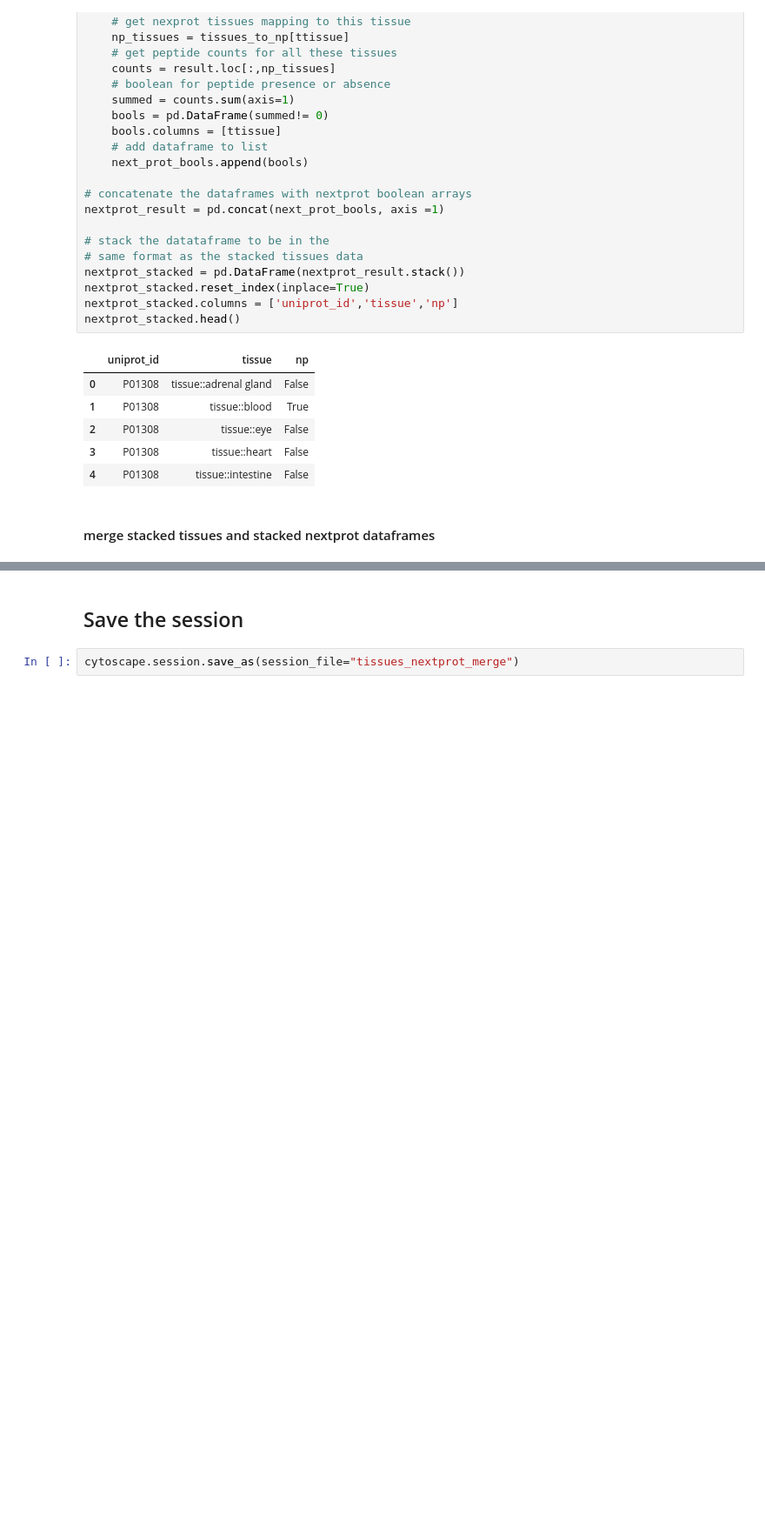
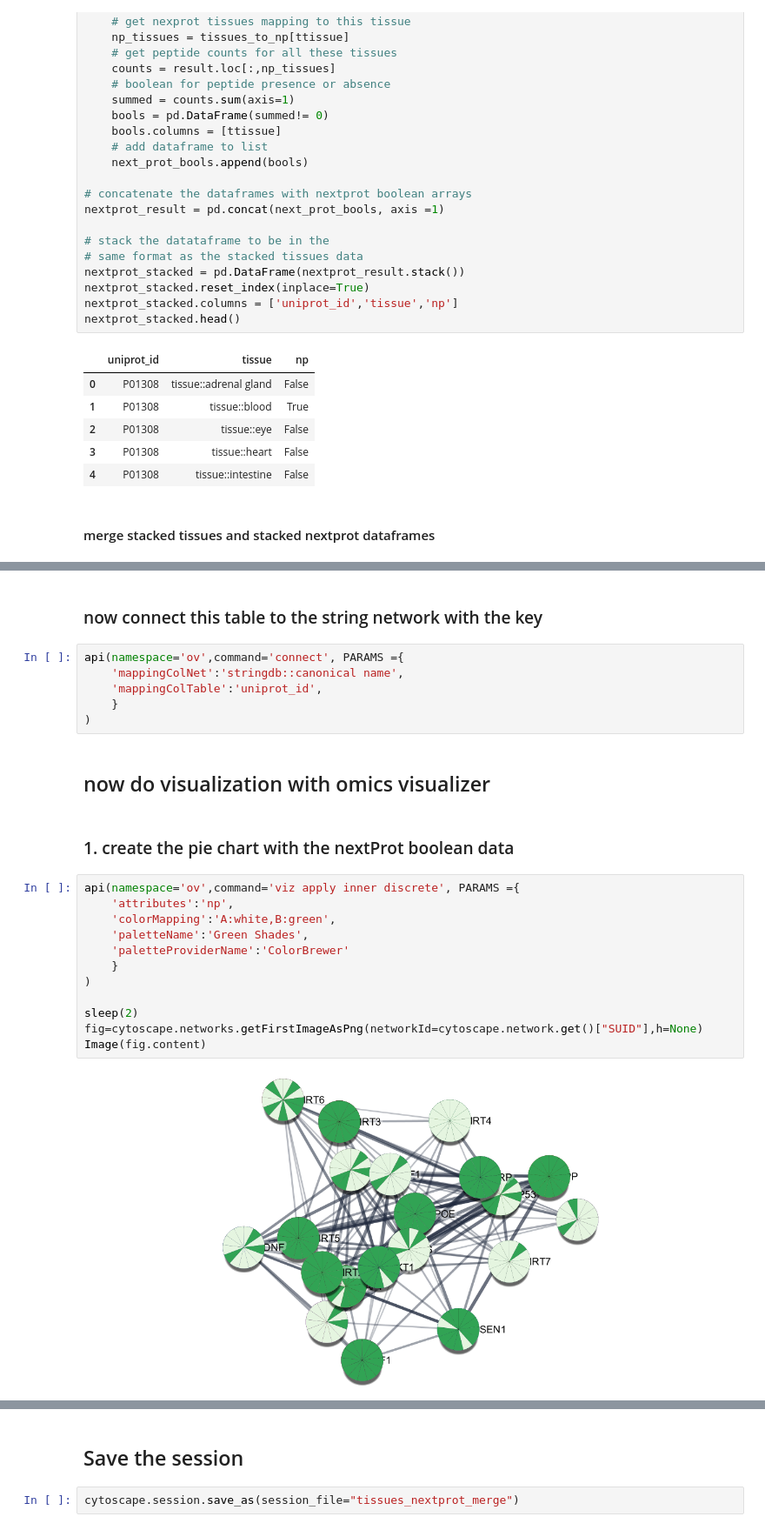
Before and after one commit to scaramonche/EuBIC2020_Cytoscape, a Jupyter notebook: cytoscape_tissues_nextprot.ipynb, the cells around one changed output, grey strips where cells are left out. Shown: that part at 87% size. Saved outputs shown, nothing was run; the diff lists cells and outputs as text; blank space fills up the shorter version.

Commit message:
added pie chart and donut visualization for nextProt and tissues database annotation using omics visualizer

```diff
--- a/cytoscape_tissues_nextprot.ipynb
+++ b/cytoscape_tissues_nextprot.ipynb
@@ -388,0 +400,26 @@ merged_data.to_csv(
+# %% [markdown]
+### now connect this table to the string network with the key
+# %%
+api(namespace='ov',command='connect', PARAMS ={
+    'mappingColNet':'stringdb::canonical name',
+    'mappingColTable':'uniprot_id',
+    }
+)
+# %% [markdown]
+## now do visualization with omics visualizer
+# %% [markdown]
+### 1. create the pie chart with the nextProt boolean data
+# %%
+api(namespace='ov',command='viz apply inner discrete', PARAMS ={
+    'attributes':'np',
+    'colorMapping':'A:white,B:green',
+    'paletteName':'Green Shades',
+    'paletteProviderName':'ColorBrewer'
+    }
+)
+
+sleep(2)
+fig=cytoscape.networks.getFirstImageAsPng(networkId=cytoscape.network.get()["SUID"],h=None)
+Image(fig.content)
+# %% [output]
+[figure, added]
```
Also changed, not shown: parts of 14 cells of this notebook.
